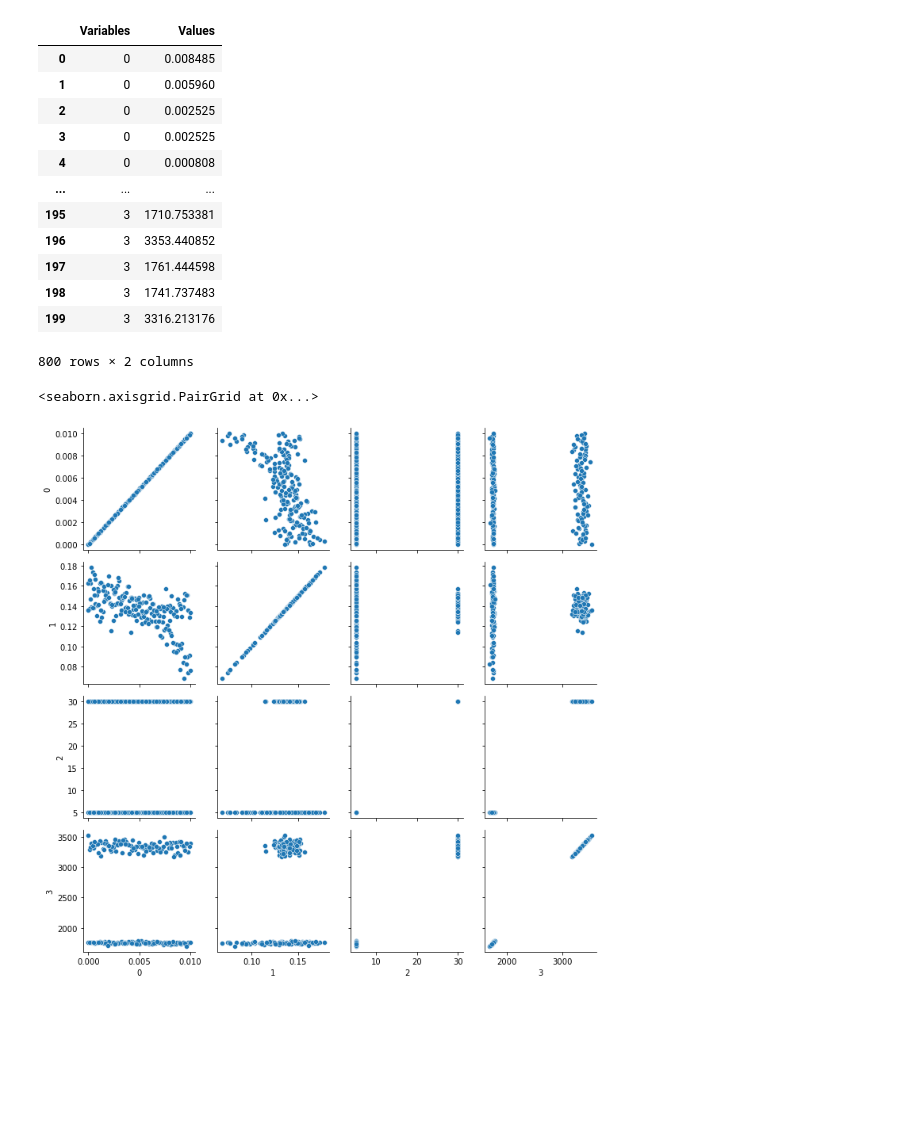
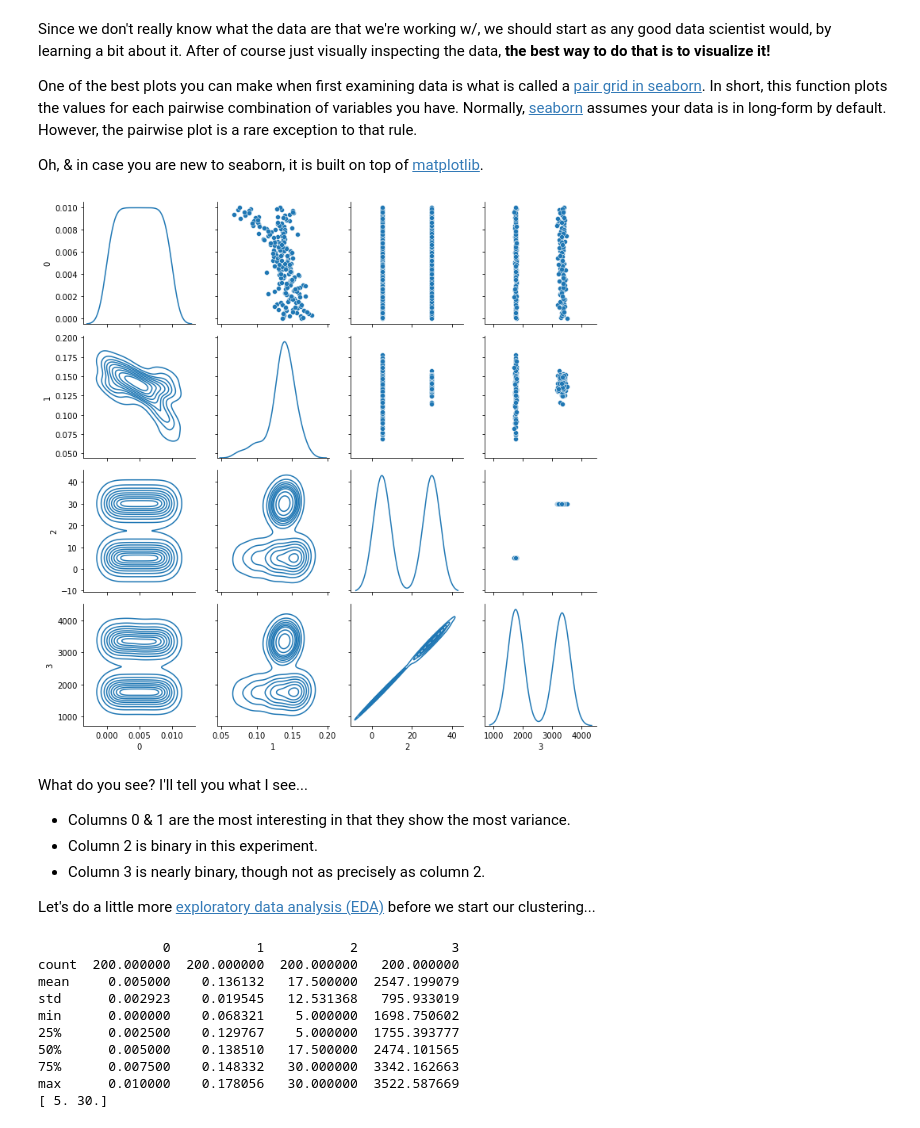
Before and after one commit to curtispmartin/Education, a Jupyter notebook: ADSChE/Mind/UnsupervisedLearning/Clustering/Clustering.ipynb, the cells around one changed output. Saved outputs shown, nothing was run; the diff lists cells and outputs as text; code cells hidden in the pictures; blank space fills up the shorter version.

Commit message:
Update clustering lecture

```diff
--- a/ADSChE/Mind/UnsupervisedLearning/Clustering/Clustering.ipynb
+++ b/ADSChE/Mind/UnsupervisedLearning/Clustering/Clustering.ipynb
@@ -27,27 +43,42 @@ df.head()
-# %%
-### let's make a new frame which helps us visualize
-df_plot = df.melt(var_name='Variables', value_name='Values', ignore_index=False)
-df_plot
-# %% [output]
-|  | Variables | Values |
-| 0 | 0 | 0.008485 |
-| 1 | 0 | 0.005960 |
-| 2 | 0 | 0.002525 |
-| 3 | 0 | 0.002525 |
-| 4 | 0 | 0.000808 |
-| ... | ... | ... |
-| 195 | 3 | 1710.753381 |
-| 196 | 3 | 3353.440852 |
-| 197 | 3 | 1761.444598 |
-| 198 | 3 | 1741.737483 |
-| 199 | 3 | 3316.213176 |
-800 rows × 2 columns
+# %% [markdown]
+Since we don't really know what the data are that we're working w/, we should start as any good data scientist would, by learning a bit about it. After of course just visually inspecting the data, **the best way to do that is to visualize it!**
+
+One of the best plots you can make when first examining data is what is called a [pair grid in seaborn](https://seaborn.pydata.org/generated/seaborn.PairGrid.html). In short, this function plots the values for each pairwise combination of variables you have. Normally, [seaborn](https://seaborn.pydata.org/) assumes your data is in long-form by default. However, the pairwise plot is a rare exception to that rule.
+
+Oh, & in case you are new to seaborn, it is built on top of [matplotlib](https://matplotlib.org/).
 # %%
-### let's make a pairgrid to look for patterns... what do you see?
-g = sns.PairGrid(df)
-g.map(sns.scatterplot)
+### create new long-form frame
+# df_plot = df.melt(var_name='Variables', value_name='Values', ignore_index=False)
+# print(df_plot.head())
+
+### let's make a pairgrid to look for patterns
+g = sns.PairGrid(df, diag_sharey=False)
+g.map_upper(sns.scatterplot)
+g.map_diag(sns.kdeplot)
+g.map_lower(sns.kdeplot)
+# sns.pairplot(df) # you could instead do a pairplot, which is much simpler to generate but isn't quite as pretty...
+plt.show()
 # %% [output]
-<seaborn.axisgrid.PairGrid at 0x...>
-[figure, old version]
+[figure, new version]
+# %% [markdown]
+What do you see? I'll tell you what I see...
+- Columns 0 & 1 are the most interesting in that they show the most variance.
+- Column 2 is binary in this experiment.
+- Column 3 is nearly binary, though not as precisely as column 2.
+
+Let's do a little more [exploratory data analysis (EDA)](https://www.ibm.com/cloud/learn/exploratory-data-analysis) before we start our clustering...
 # %%
-### let's make some more plots to get a closer look...
+### let's confirm our suspicions
+print(df.describe())
+print(df[2].unique()) # column 2 is definitely binary
+# %% [output]
+                0           1           2            3
+count  200.000000  200.000000  200.000000   200.000000
+mean     0.005000    0.136132   17.500000  2547.199079
+std      0.002923    0.019545   12.531368   795.933019
+min      0.000000    0.068321    5.000000  1698.750602
+25%      0.002500    0.129767    5.000000  1755.393777
+50%      0.005000    0.138510   17.500000  2474.101565
+75%      0.007500    0.148332   30.000000  3342.162663
+max      0.010000    0.178056   30.000000  3522.587669
+[ 5. 30.]
```
Also changed, not shown: parts of 8 cells of this notebook.
